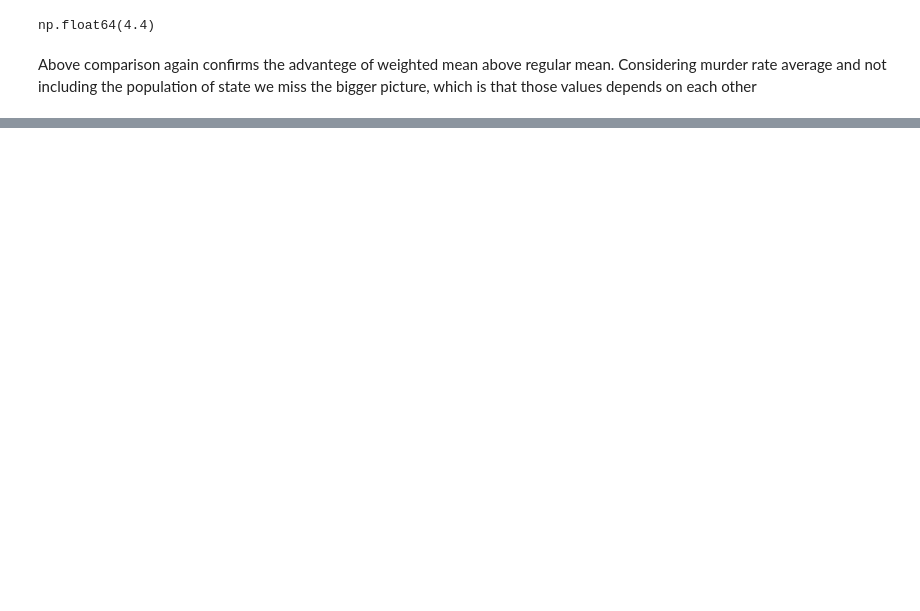
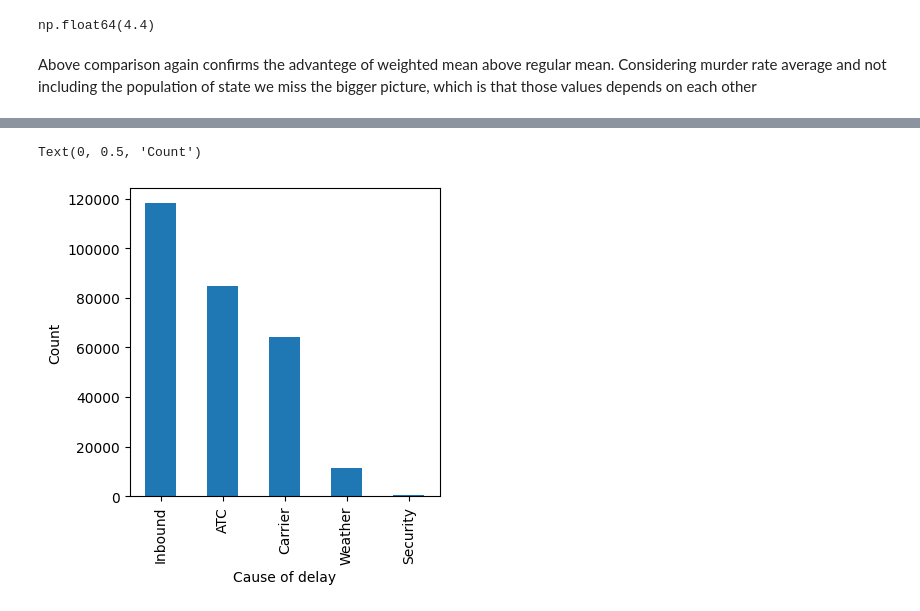
Before and after one commit to 010190/hands-on-data-science, a Jupyter notebook: statistics.ipynb, the cells around one changed output, grey strips where cells are left out. Cells and saved outputs as stored; diff of their text form; code cells hidden in the pictures; blank space fills up the shorter version.

```diff
--- a/statistics.ipynb
+++ b/statistics.ipynb
@@ -92,0 +262,11 @@ Above comparison again confirms the advantege of weighted mean above regular mea
+# %%
+dfw = pd.read_csv('dfw_airline.csv')
+dfw  = dfw.transpose().sort_values(by=0,ascending=False)
+# %%
+
+ax = dfw.plot.bar(figsize=(4,4), legend=False)
+ax.set_xlabel('Cause of delay')
+ax.set_ylabel('Count')
+# %% [output]
+Text(0, 0.5, 'Count')
+[figure, added]
```
Also changed, not shown: parts of 31 cells of this notebook, 1 other file.
